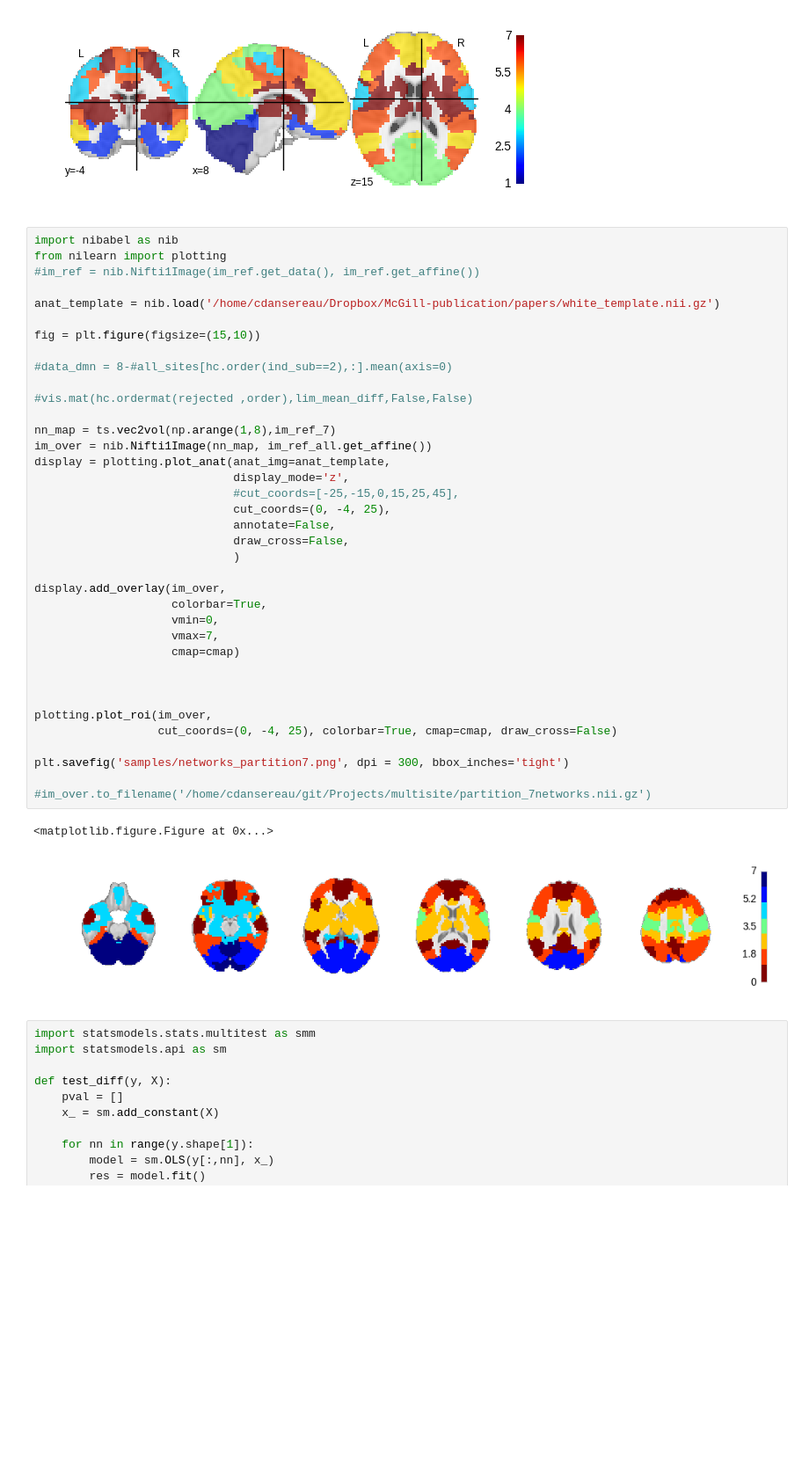
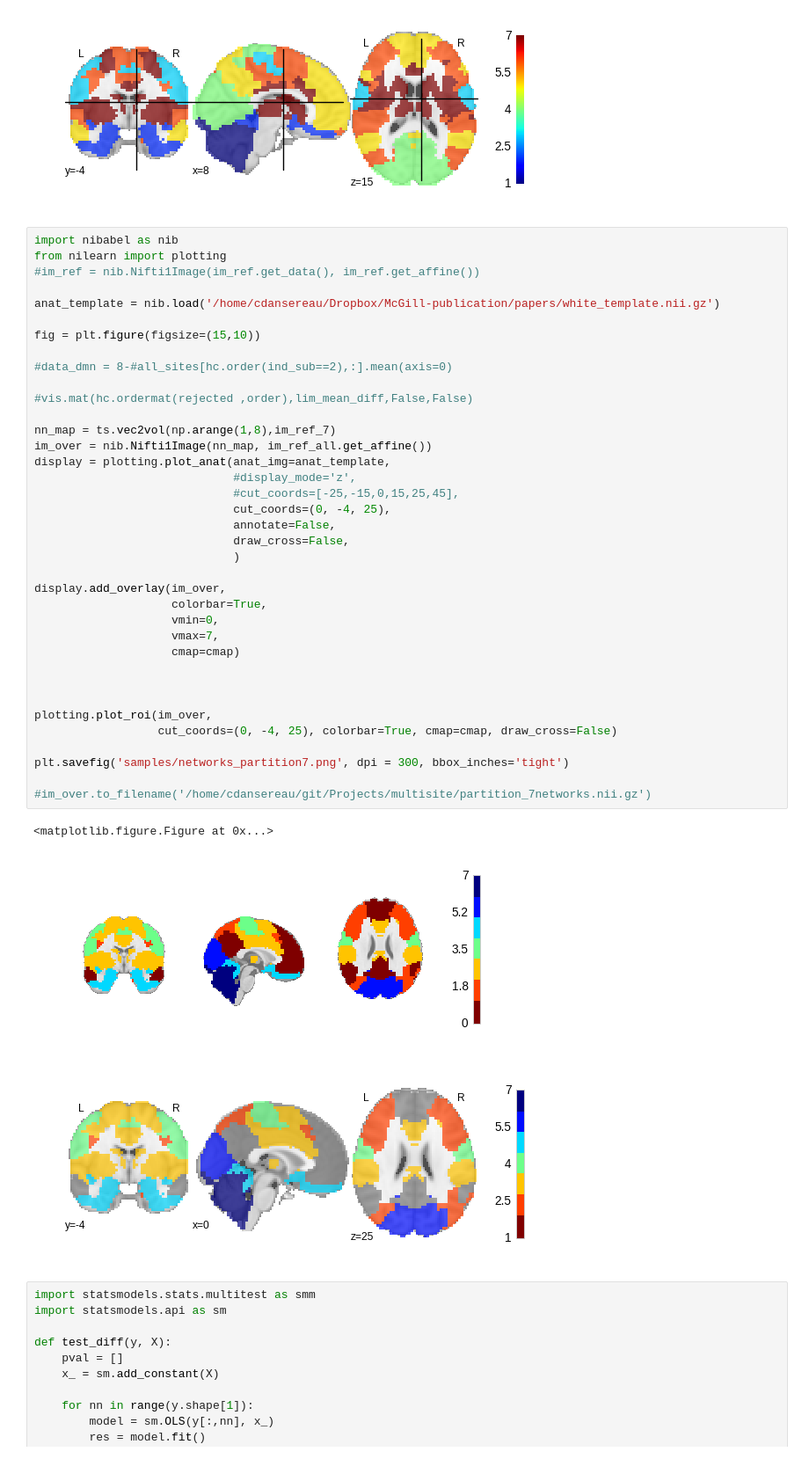
Before and after one commit to SIMEXP/schizo_multisite, a Jupyter notebook: figures/connectomes.ipynb, the cells around one changed output. Shown at 88% size. Cells and saved outputs as stored; diff of their text form; blank space fills up the shorter version.

```diff
--- a/figures/connectomes.ipynb
+++ b/figures/connectomes.ipynb
@@ -444,35 +444,36 @@ fig = plt.figure(figsize=(15,10))
 
 #data_dmn = 8-#all_sites[hc.order(ind_sub==2),:].mean(axis=0)
 
 #vis.mat(hc.ordermat(rejected ,order),lim_mean_diff,False,False)
 
 nn_map = ts.vec2vol(np.arange(1,8),im_ref_7)
 im_over = nib.Nifti1Image(nn_map, im_ref_all.get_affine())
 display = plotting.plot_anat(anat_img=anat_template,
-                             display_mode='z',
+                             #display_mode='z',
                              #cut_coords=[-25,-15,0,15,25,45],
                              cut_coords=(0, -4, 25),
                              annotate=False,
                              draw_cross=False,
                              )
 
 display.add_overlay(im_over,
                     colorbar=True,
                     vmin=0,
                     vmax=7,
                     cmap=cmap)
 
 
 
 plotting.plot_roi(im_over,
                   cut_coords=(0, -4, 25), colorbar=True, cmap=cmap, draw_cross=False)
 
 plt.savefig('samples/networks_partition7.png', dpi = 300, bbox_inches='tight')
 
 #im_over.to_filename('/home/cdansereau/git/Projects/multisite/partition_7networks.nii.gz')
 # %% [output]
 <matplotlib.figure.Figure at 0x...>
-[figure, old version]
+[figure, new version]
+[figure, added]
 # %%
 import statsmodels.stats.multitest as smm
 import statsmodels.api as sm
```
Also changed, not shown: 1 other file.
